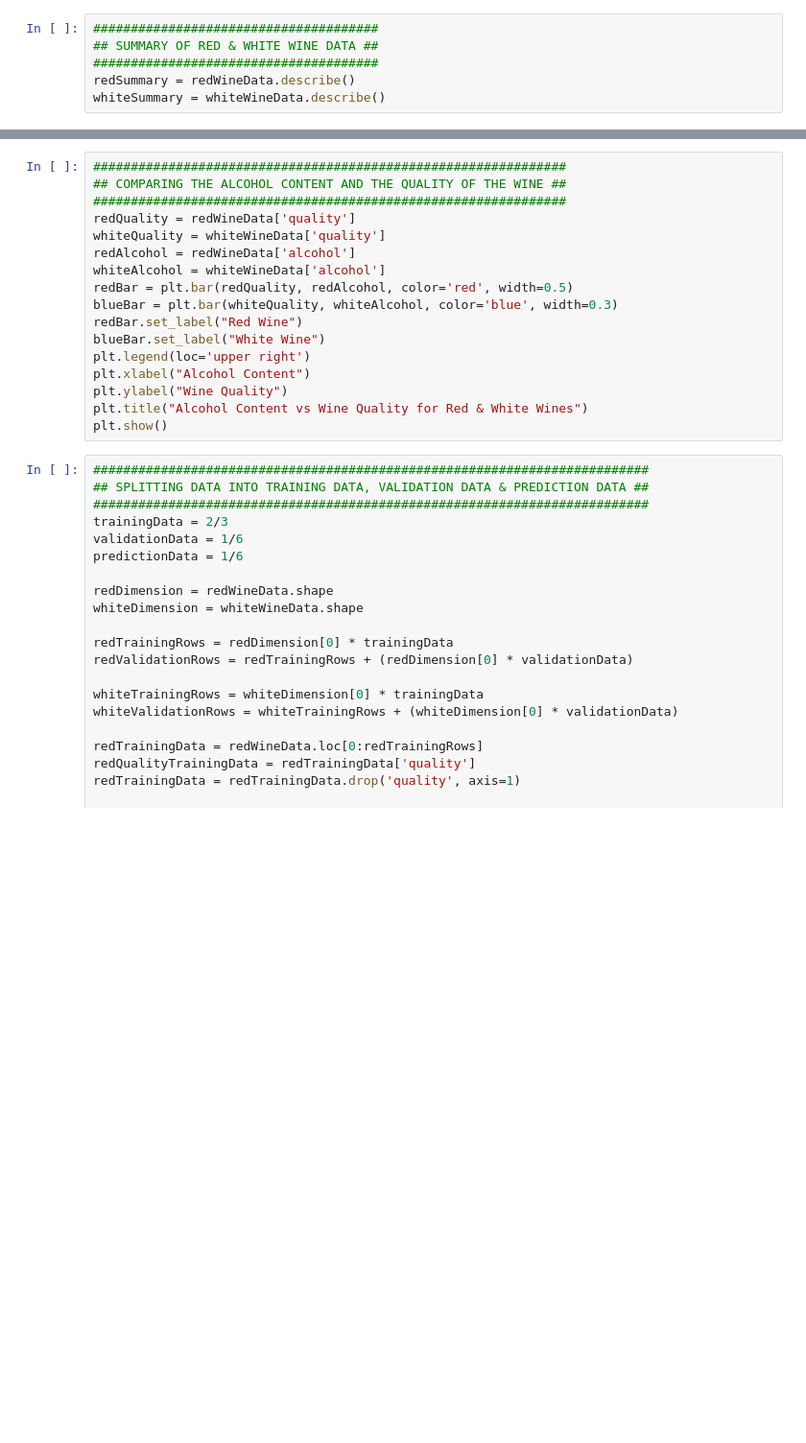
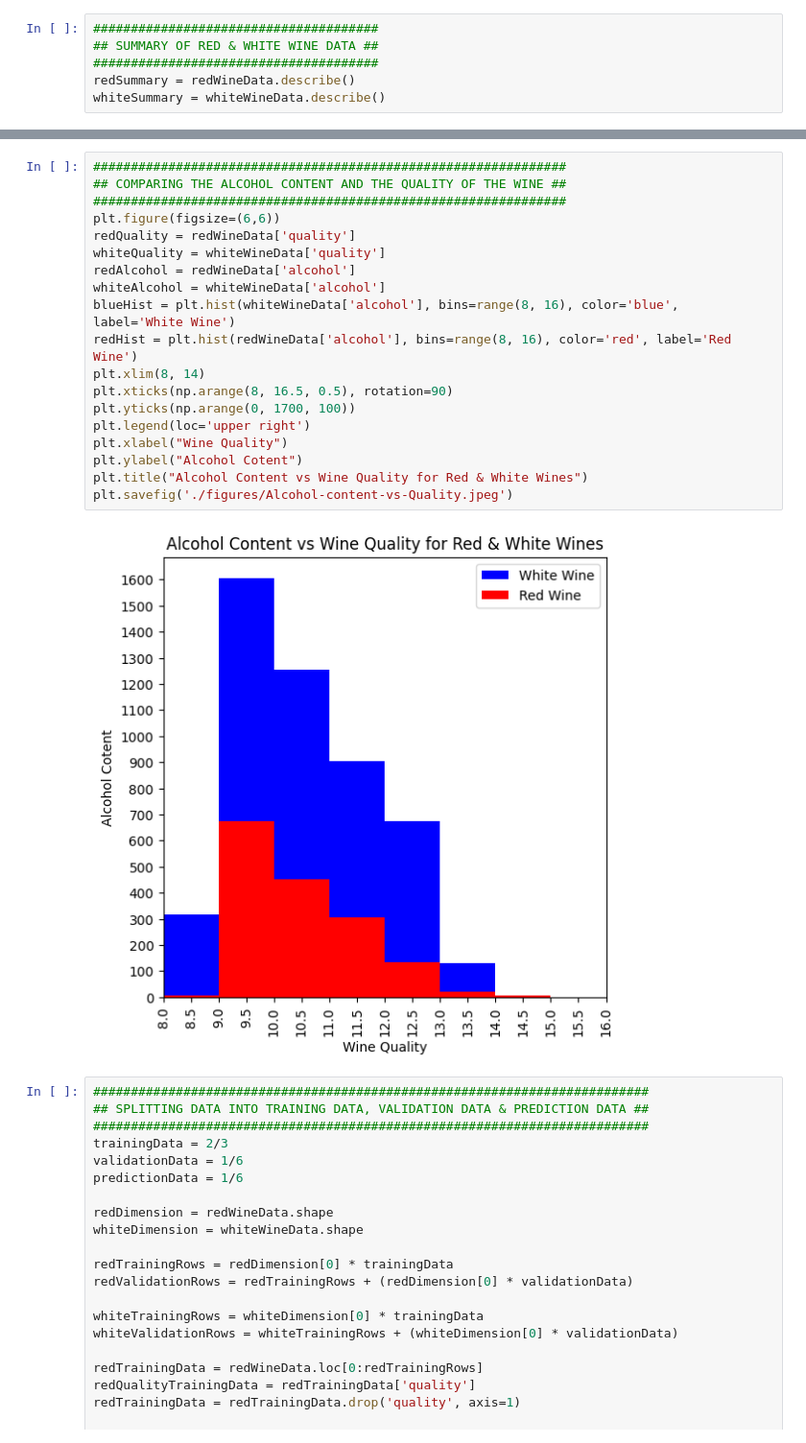
Before and after one commit to DivyeshVed/WIne-Quality, a Jupyter notebook: trial.ipynb, the cells around one changed output, grey strips where cells are left out. Shown: that part at 96% size. Drawn from its saved outputs; the diff is of its cells as text; blank space fills up the shorter version.

```diff
--- a/trial.ipynb
+++ b/trial.ipynb
@@ -43,20 +49,24 @@ plt.title("Mean value of Attributes: White Wine")
 # %%
 ###############################################################
 ## COMPARING THE ALCOHOL CONTENT AND THE QUALITY OF THE WINE ##
 ###############################################################
+plt.figure(figsize=(6,6))
 redQuality = redWineData['quality']
 whiteQuality = whiteWineData['quality']
 redAlcohol = redWineData['alcohol']
 whiteAlcohol = whiteWineData['alcohol']
-redBar = plt.bar(redQuality, redAlcohol, color='red', width=0.5)
-blueBar = plt.bar(whiteQuality, whiteAlcohol, color='blue', width=0.3)
-redBar.set_label("Red Wine")
-blueBar.set_label("White Wine")
+blueHist = plt.hist(whiteWineData['alcohol'], bins=range(8, 16), color='blue', label='White Wine')
+redHist = plt.hist(redWineData['alcohol'], bins=range(8, 16), color='red', label='Red Wine')
+plt.xlim(8, 14)
+plt.xticks(np.arange(8, 16.5, 0.5), rotation=90)
+plt.yticks(np.arange(0, 1700, 100))
 plt.legend(loc='upper right')
-plt.xlabel("Alcohol Content")
-plt.ylabel("Wine Quality")
+plt.xlabel("Wine Quality")
+plt.ylabel("Alcohol Cotent")
 plt.title("Alcohol Content vs Wine Quality for Red & White Wines")
-plt.show()
+plt.savefig('./figures/Alcohol-content-vs-Quality.jpeg')
+# %% [output]
+[figure, added]
 # %%
 ##########################################################################
 ## SPLITTING DATA INTO TRAINING DATA, VALIDATION DATA & PREDICTION DATA ##
```
Also changed, not shown: parts of 2 cells of this notebook, 7 other files.
